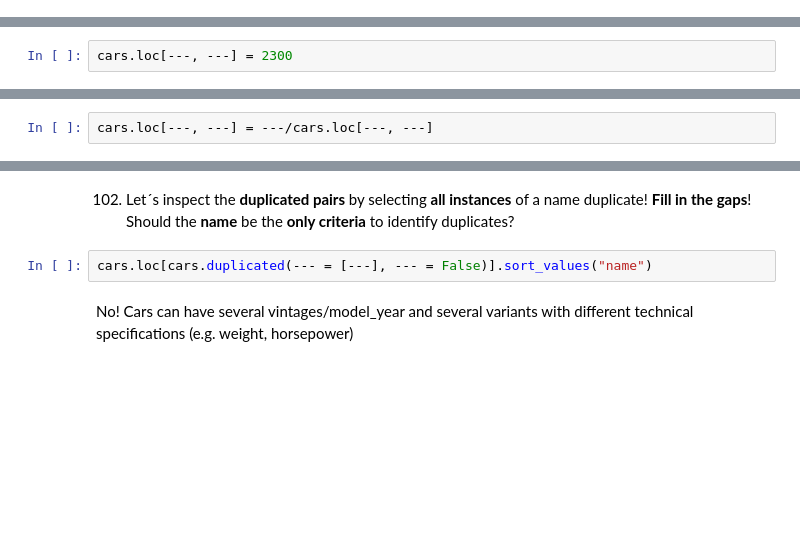
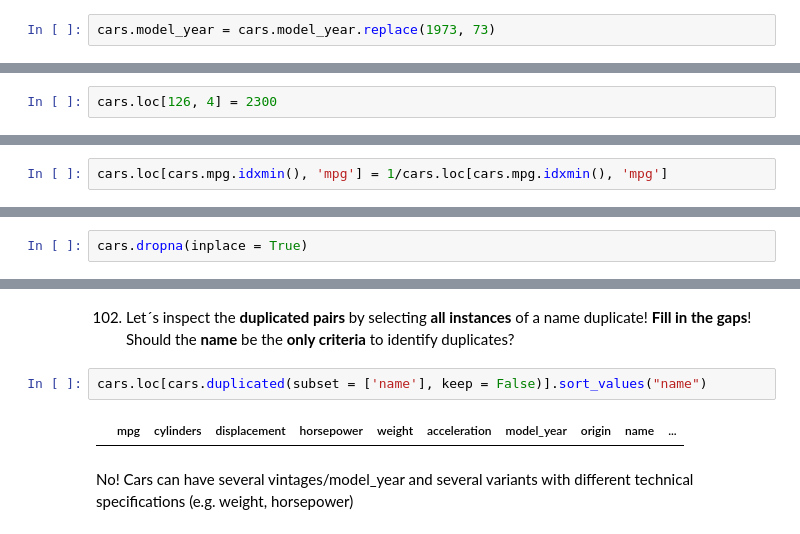
Before and after one commit to AndreasCarvalho1701/PANDAS, a Jupyter notebook: Course_Materials_ALL/Course_Materials_Part2/Coding_Exercises/Exercise_11.ipynb, the cells around one changed output, grey strips where cells are left out. Drawn from its saved outputs; the diff is of its cells as text; blank space fills up the shorter version.

```diff
--- a/Course_Materials_ALL/Course_Materials_Part2/Coding_Exercises/Exercise_11.ipynb
+++ b/Course_Materials_ALL/Course_Materials_Part2/Coding_Exercises/Exercise_11.ipynb
@@ -127,5 +316,7 @@ plt.show()
 There are 5 entries with ... 1973 instead of 73.
 # %% [markdown]
 93. __Replace__ the value __1973__! __Save__ the change!
+# %%
+cars.model_year = cars.model_year.replace(1973, 73)
 # %% [markdown]
 94. Inspect the column __weight__ by __sorting__ the values from __high to low__. Can you see the __extreme value__?
@@ -138,7 +358,7 @@ It´s an opel manta ... could be a "fat finger" problem, weight could be 2300 in
 # %% [markdown]
 96. __Overwrite__ the erroneous outlier! __Fill in the gaps__!
 # %%
-cars.loc[---, ---] = 2300
+cars.loc[126, 4] = 2300
 # %% [markdown]
 Inspect the column __mpg__! Any strange __outlier__?
 # %%
@@ -152,6 +399,6 @@ An mpg of ... 0.060606 cannot be correct...
 98. After some research we have found out that this extreme value is in __"gallons per mile"__ units instead of "miles per gallon". <br>
 __Convert__ to __"miles per gallon"__ units! __Fill in the gaps__!
 # %%
-cars.loc[---, ---] = ---/cars.loc[---, ---]
+cars.loc[cars.mpg.idxmin(), 'mpg'] = 1/cars.loc[cars.mpg.idxmin(), 'mpg']
 # %% [markdown]
 99. Next, select all __rows__ with at least one __missing__/na value! __Fill in the gaps__!
@@ -161,6 +421,8 @@ cars.loc[cars.---.---]
 There are 6 cars, where the horsepower is unknown.
 # %% [markdown]
 100. As horsepower is an important feature in the cars dataset, we decide to remove all 6 rows. __Remove__ and __save__ the change!
+# %%
+cars.dropna(inplace = True)
 # %% [markdown]
 Now let´s find __duplicates__. First, we need to understand __which columns__ we have to take into consideration to identify duplicates.
 # %% [markdown]
@@ -173,7 +437,9 @@ There are ... 86 potential duplicates to remove.
 102. Let´s inspect the __duplicated pairs__ by selecting __all instances__ of a name duplicate! __Fill in the gaps__! <br>
 Should the __name__ be the __only criteria__ to identify duplicates?
 # %%
-cars.loc[cars.duplicated(--- = [---], --- = False)].sort_values("name")
+cars.loc[cars.duplicated(subset = ['name'], keep = False)].sort_values("name")
+# %% [output]
+|  | mpg | cylinders | displacement | horsepower | weight | acceleration | model_year | origin | name | ... |
 # %% [markdown]
 No! Cars can have several vintages/model_year and several variants with different technical specifications (e.g. weight, horsepower)
 # %% [markdown]
```
Also changed, not shown: parts of 33 cells of this notebook.
